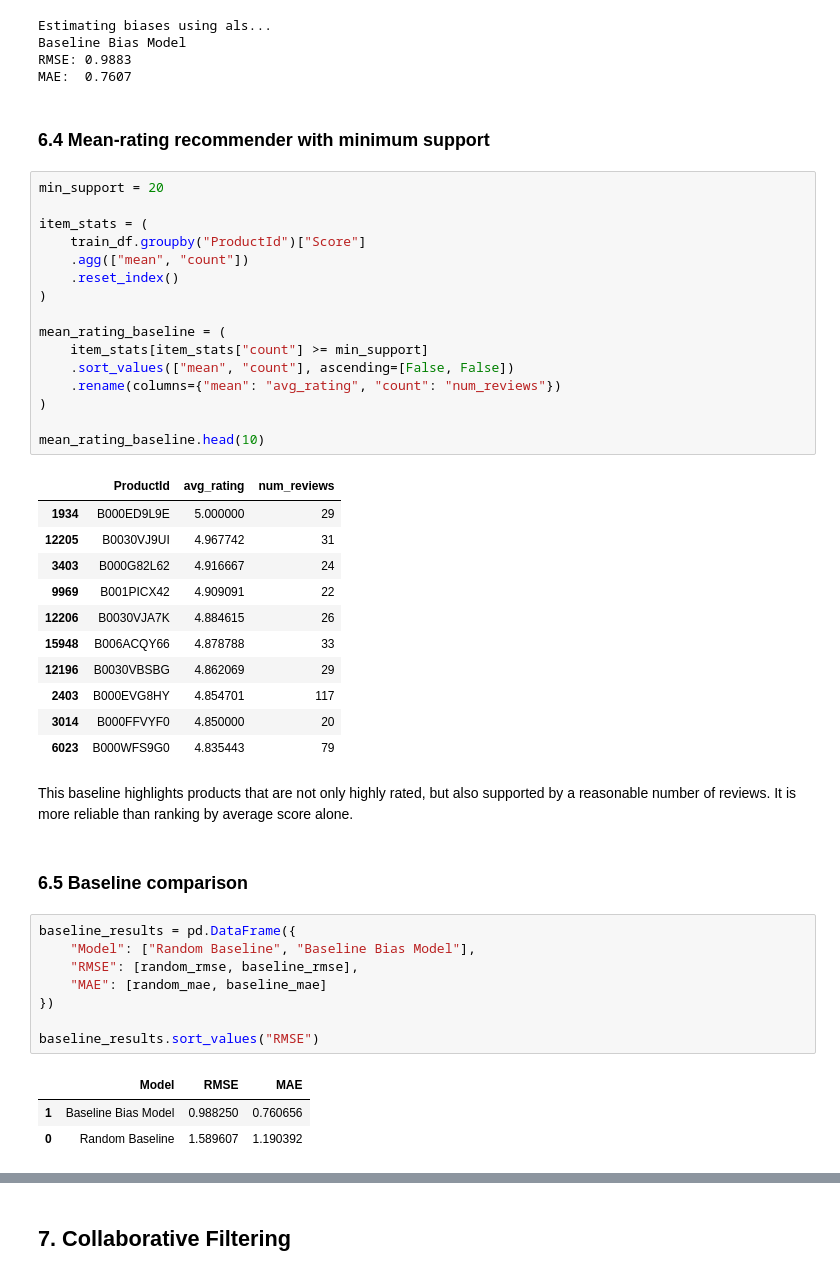
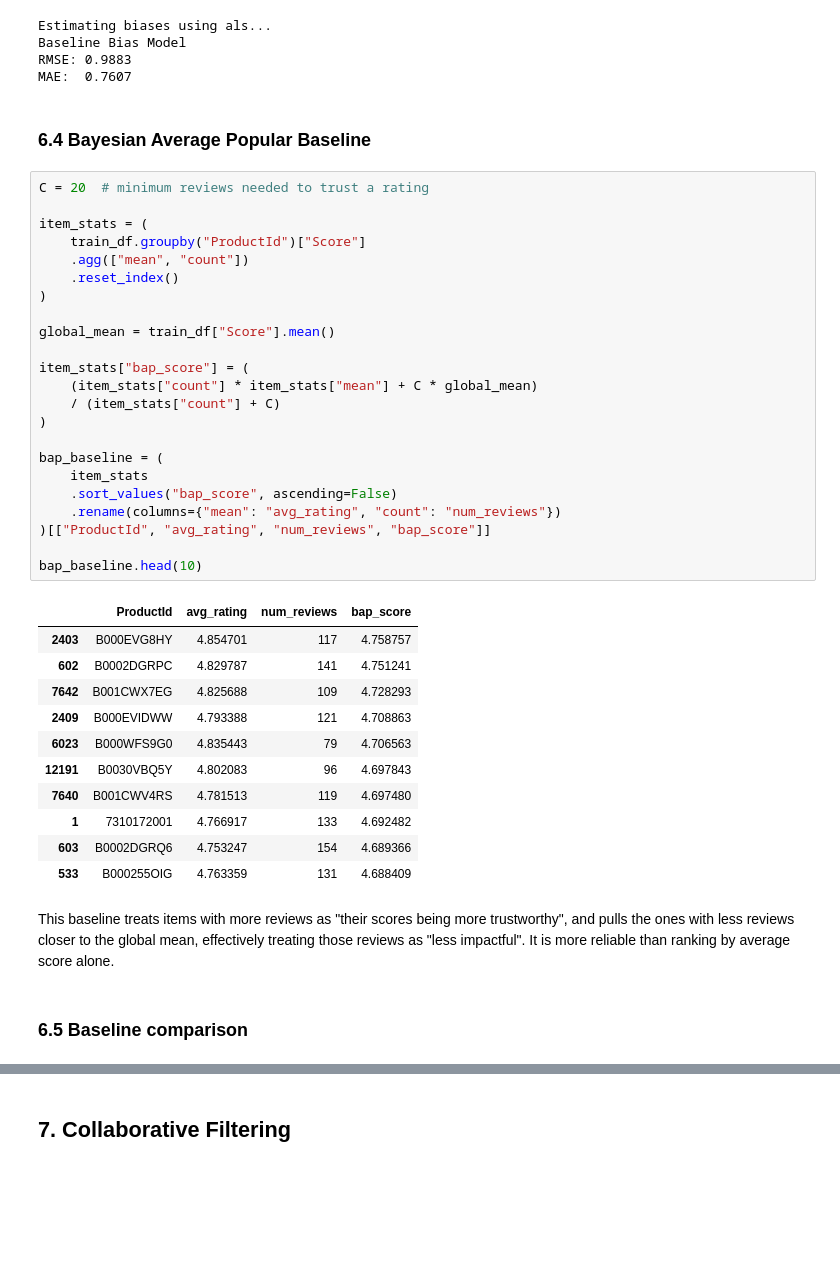
Before and after one commit to Wilyam390/Recommender-Sys, a Jupyter notebook: Group3_Recsys.ipynb, the cells around one changed output, grey strips where cells are left out. Cells and saved outputs as stored; diff of their text form; blank space fills up the shorter version.

Commit message:
improved baselines / data loading / eval plans

```diff
--- a/Group3_Recsys.ipynb
+++ b/Group3_Recsys.ipynb
@@ -504,49 +517,44 @@ Estimating biases using als...
 Baseline Bias Model
 RMSE: 0.9883
 MAE:  0.7607
-# %% [markdown]
-### 6.4 Mean-rating recommender with minimum support
+# %% [markdown]
+### 6.4 Bayesian Average Popular Baseline
 # %%
-min_support = 20
+C = 20  # minimum reviews needed to trust a rating
 
 item_stats = (
     train_df.groupby("ProductId")["Score"]
     .agg(["mean", "count"])
     .reset_index()
 )
 
-mean_rating_baseline = (
-    item_stats[item_stats["count"] >= min_support]
-    .sort_values(["mean", "count"], ascending=[False, False])
-    .rename(columns={"mean": "avg_rating", "count": "num_reviews"})
+global_mean = train_df["Score"].mean()
+
+item_stats["bap_score"] = (
+    (item_stats["count"] * item_stats["mean"] + C * global_mean)
+    / (item_stats["count"] + C)
 )
 
-mean_rating_baseline.head(10)
+bap_baseline = (
+    item_stats
+    .sort_values("bap_score", ascending=False)
+    .rename(columns={"mean": "avg_rating", "count": "num_reviews"})
+)[["ProductId", "avg_rating", "num_reviews", "bap_score"]]
+
+bap_baseline.head(10)
 # %% [output]
-|  | ProductId | avg_rating | num_reviews |
-| 1934 | B000ED9L9E | 5.000000 | 29 |
-| 12205 | B0030VJ9UI | 4.967742 | 31 |
-| 3403 | B000G82L62 | 4.916667 | 24 |
-| 9969 | B001PICX42 | 4.909091 | 22 |
-| 12206 | B0030VJA7K | 4.884615 | 26 |
-| 15948 | B006ACQY66 | 4.878788 | 33 |
-| 12196 | B0030VBSBG | 4.862069 | 29 |
-| 2403 | B000EVG8HY | 4.854701 | 117 |
-| 3014 | B000FFVYF0 | 4.850000 | 20 |
-| 6023 | B000WFS9G0 | 4.835443 | 79 |
+|  | ProductId | avg_rating | num_reviews | bap_score |
+| 2403 | B000EVG8HY | 4.854701 | 117 | 4.758757 |
+| 602 | B0002DGRPC | 4.829787 | 141 | 4.751241 |
+| 7642 | B001CWX7EG | 4.825688 | 109 | 4.728293 |
+| 2409 | B000EVIDWW | 4.793388 | 121 | 4.708863 |
+| 6023 | B000WFS9G0 | 4.835443 | 79 | 4.706563 |
+| 12191 | B0030VBQ5Y | 4.802083 | 96 | 4.697843 |
+| 7640 | B001CWV4RS | 4.781513 | 119 | 4.697480 |
+| 1 | 7310172001 | 4.766917 | 133 | 4.692482 |
+| 603 | B0002DGRQ6 | 4.753247 | 154 | 4.689366 |
+| 533 | B000255OIG | 4.763359 | 131 | 4.688409 |
-# %% [markdown]
-This baseline highlights products that are not only highly rated, but also supported by a reasonable number of reviews. It is more reliable than ranking by average score alone.
+# %% [markdown]
+This baseline treats items with more reviews as "their scores being more trustworthy", and pulls the ones with less reviews closer to the global mean, effectively treating those reviews as "less impactful". It is more reliable than ranking by average score alone.
 # %% [markdown]
 ### 6.5 Baseline comparison
-# %%
-baseline_results = pd.DataFrame({
-    "Model": ["Random Baseline", "Baseline Bias Model"],
-    "RMSE": [random_rmse, baseline_rmse],
-    "MAE": [random_mae, baseline_mae]
-})
-
-baseline_results.sort_values("RMSE")
-# %% [output]
-|  | Model | RMSE | MAE |
-| 1 | Baseline Bias Model | 0.988250 | 0.760656 |
-| 0 | Random Baseline | 1.589607 | 1.190392 |
```
Also changed, not shown: parts of 27 cells of this notebook, 1 other file.
